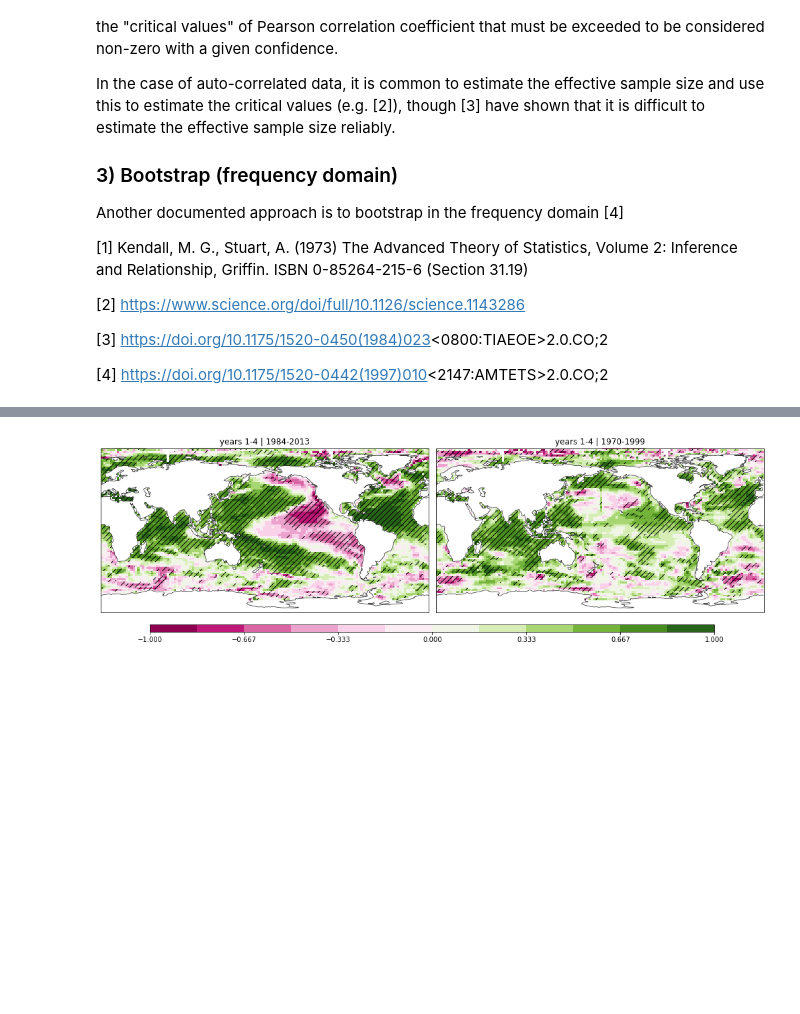
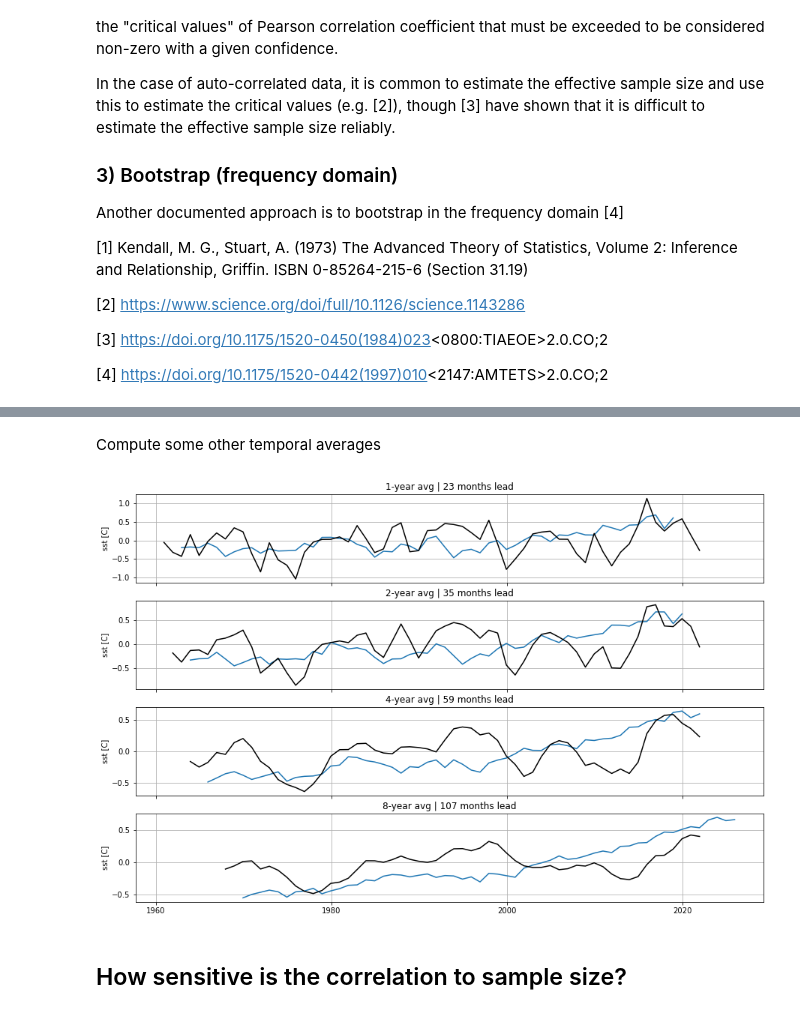
Before and after one commit to dougiesquire/CAFE-f6_documentation, a Jupyter notebook: notebooks/exploratory/Pearson_r_sample_size.ipynb, the cells around one changed output, grey strips where cells are left out. Saved outputs shown, nothing was run; the diff lists cells and outputs as text; code cells hidden in the pictures; blank space fills up the shorter version.

Commit message:
explore correlation sample size

```diff
--- a/notebooks/exploratory/Pearson_r_sample_size.ipynb
+++ b/notebooks/exploratory/Pearson_r_sample_size.ipynb
@@ -51 +59,4 @@ Let's use 1-4 year SST forecasts from CanESM5 to demonstrate and explore this is
+# %%
+def get_lead(ds, lead):
+    return ds.sel(lead=lead).swap_dims({"init": "time"})
 # %%
@@ -76,13 +95,22 @@ s2 = verify.calculate_metric(
-# %%
-f = plot.metric_maps(
-    [[s1.sel(lead=59).compute(), s2.sel(lead=59).compute()]],
-    variable="sst",
-    vrange=(-1, 1),
-    headings=[["years 1-4", "years 1-4"]],
-    figsize=(14, 4.2),
-)
-# %% [output]
-[figure, removed]
-# %%
-can["ETP"] = utils.extract_lon_lat_box(can, ETP_box, weighted_average=True)["sst"]
-had["ETP"] = utils.extract_lon_lat_box(had, ETP_box, weighted_average=True)["sst"]
+# %% [markdown]
+Compute some other temporal averages
+# %%
+average = [2, 4, 8]  # years
+for av in average:
+    can[f"{av}-year"] = utils.rolling_mean(can["1-year"], window_size=av, dim="lead")
+    had[f"{av}-year"] = utils.rolling_mean(had["1-year"], window_size=av, dim="time")
+# %%
+fig = plt.figure(figsize=(15, 10))
+axs = fig.subplots(len(can), 1, sharex=True)
+
+for ax, t in zip(axs, can.keys()):
+    lead = int(t[0]) * 12 + 11
+    get_lead(can[t][region_name].mean("member"), lead).plot(ax=ax)
+    had[t][region_name].plot(ax=ax, color="k")
+    ax.grid()
+    ax.set_title(f"{t} avg | {lead} months lead")
+    ax.set_xlabel("")
+# %% [output]
+[figure, added]
+# %% [markdown]
+## How sensitive is the correlation to sample size?
```
Also changed, not shown: parts of 12 cells of this notebook, 2 other files.
